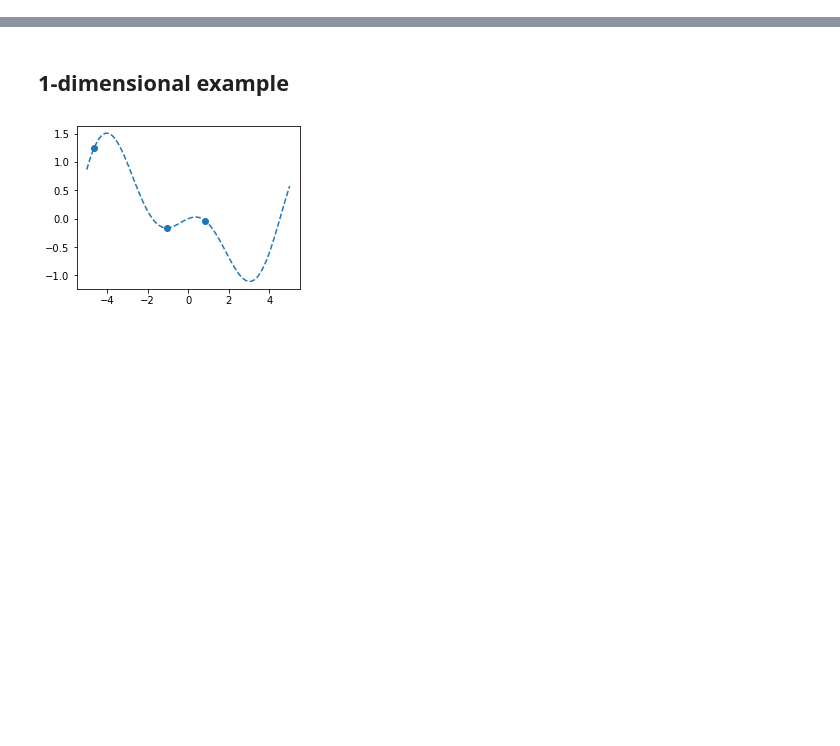
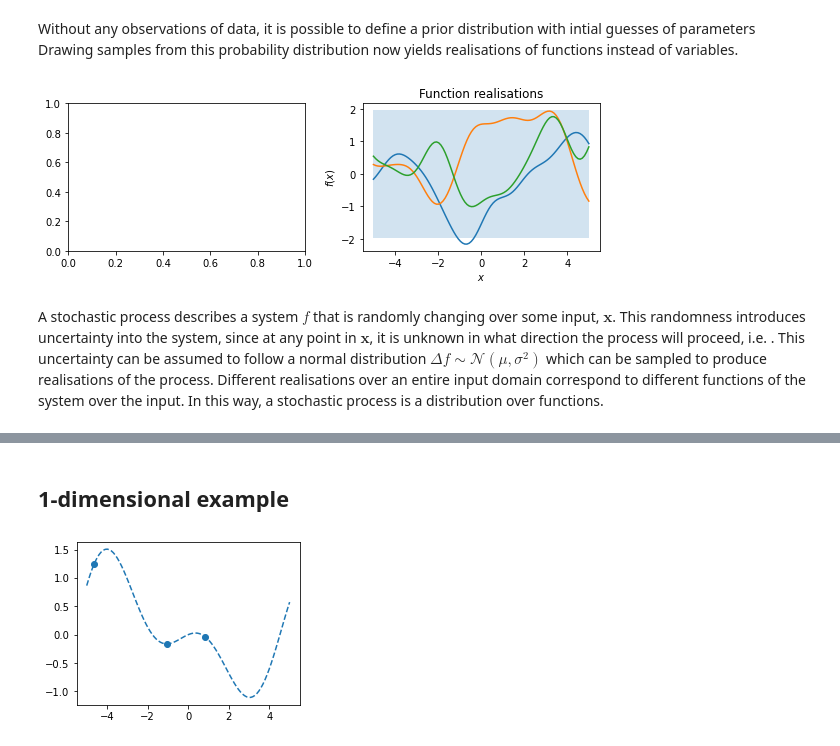
Before and after one commit to MGuo-Lab/oodx, a Jupyter notebook: notebooks/gaussian_processes.ipynb, the cells around one changed output, grey strips where cells are left out. Cells and saved outputs as stored; diff of their text form; code cells hidden in the pictures; blank space fills up the shorter version.

```diff
--- a/notebooks/gaussian_processes.ipynb
+++ b/notebooks/gaussian_processes.ipynb
@@ -1 +57,31 @@
+# %%
+def sq_exp_cov(x1, x2, sigma_f=1.0, l=1.0):
+    sq_dist = sum((x1[:, j].reshape(1, -1) - x2[:, j].reshape(-1, 1)) ** 2 for j in range(x1.shape[1]))
+    return sigma_f ** 2 * np.exp(- 0.5 / l ** 2 * sq_dist)
+# %% [markdown]
+Without any observations of data, it is possible to define a prior distribution with intial guesses of parameters
+Drawing samples from this probability distribution now yields realisations of functions instead of variables.
+# %%
+n_samples = 100
+x = np.linspace(-5, 5, n_samples).reshape(-1, 1)
+mu = np.zeros(n_samples)
+cov = sq_exp_cov(x, x)
+std = np.sqrt(np.diag(cov))
+n_functions = 3
+
+fig, (ax1, ax2) = plt.subplots(1, 2, figsize=(8,3))
+ax2.fill_between(x.ravel(), mu + 1.96 * std, mu - 1.96 * std, alpha=0.2)
+for i in range(n_functions):
+    f = np.random.multivariate_normal(mu, cov)
+    ax2.plot(x, f)
+ax2.set_title('Function realisations')
+ax2.set_xlabel('$x$')
+ax2.set_ylabel('$f(x)$')
+
+plt.tight_layout()
+plt.show()
+# %% [output]
+[figure, added]
+# %% [markdown]
+A stochastic process describes a system $f$ that is randomly changing over some input, $\textbf{x}$. This randomness introduces uncertainty into the system, since at any point in $\textbf{x}$, it is unknown in what direction the process will proceed, i.e. . This uncertainty can be assumed to follow a normal distribution $\Delta f \sim \mathcal{N}(\mu, \sigma^2)$ which can be sampled to produce realisations of the process. Different realisations over an entire input domain correspond to different functions of the system over the input. In this way, a stochastic process is a distribution over functions.
 # %% [markdown]
```
Also changed, not shown: parts of 7 cells of this notebook.
